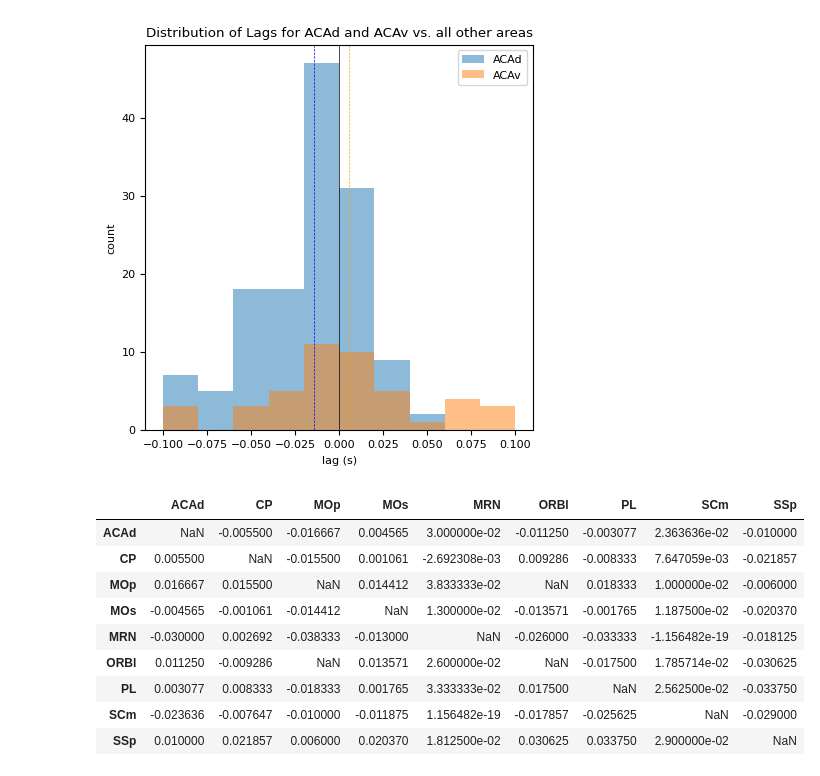
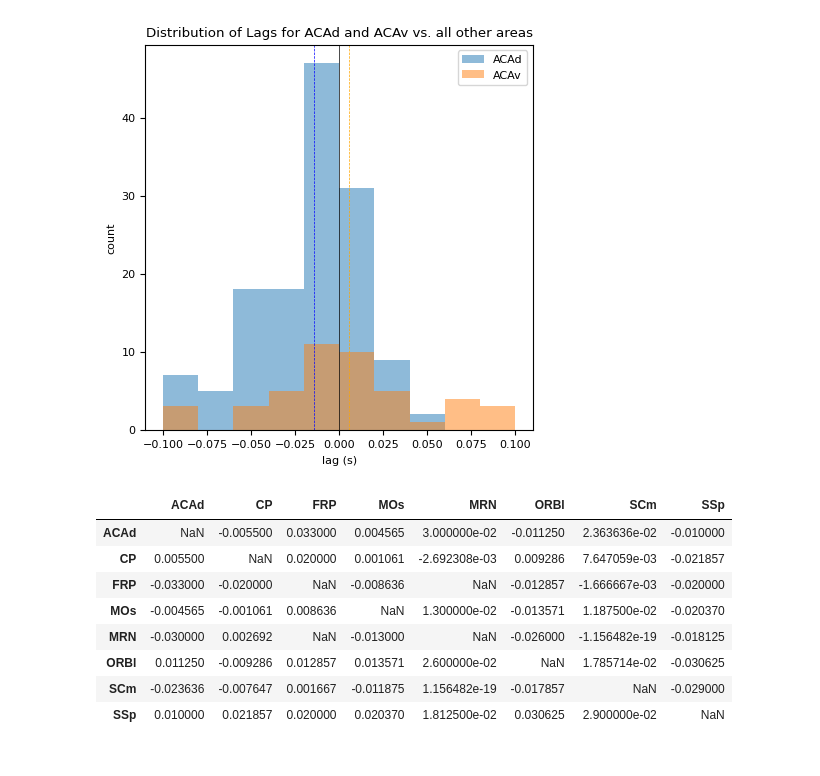
Before and after one commit to AllenInstitute/dynamic_routing_analysis, a Jupyter notebook: notebooks/compare_latency_of_decoding_context.ipynb, the cells around one changed output. Cells and saved outputs as stored; diff of their text form; code cells hidden in the pictures.

```diff
--- a/notebooks/compare_latency_of_decoding_context.ipynb
+++ b/notebooks/compare_latency_of_decoding_context.ipynb
@@ -275,11 +278,12 @@ Plotting results from aud_target_correct_trials...
 # sel_structures=['SCm','MD','RT','VAL','VPL','ZI','VL','POL','LGd','MGd'] #thal
 
 structure_sets={
-    'cortex': ['ACAd','MOs','PL','ORBl','FRP','AId','MOp','SSp','AUDp','VISp'],
-    'mb_bg': ['SCm','SCs','MRN','PAG','APN','CP','GPe','VTA','SNr'],
-    'thalamus': ['MD','RT','VAL','VPL','ZI','VL','POL','VPM','LGd','MGd'],
+    # 'cortex': ['ACAd','MOs','PL','ORBl','FRP','AId','MOp','SSp','AUDp','VISp'],
+    # 'mb_bg': ['SCm','SCs','MRN','PAG','APN','CP','GPe','VTA','SNr'],
+    # 'thalamus': ['MD','RT','VAL','VPL','ZI','VL','POL','VPM','LGd','MGd'],
 
-    'custom': ['SCm','MRN','MOs','ACAd','ORBl','VTA','VAL','MD','GPe']
+    # 'custom': ['SCm','MRN','MOs','ACAd','ORBl','VTA','VAL','MD','GPe'],
+    'custom_1': ['MRN','SCm','CP','SSp','MOs','FRP','ACAd','ORBl']
 }
 
 # sel_structures=['AId','FRP','PL','ORBl','GPe','VTA','MD','RT']
@@ -294,7 +298,7 @@ sel_time_aligned_to="stim_start_time"
 # sel_result='context_no_baseline_subtract_aud_stim_10units'
 # sel_result='response_aud_stim_10units'
 
-savepath=r"C:\Users\ethan.mcbride\OneDrive - Allen Institute\quick figures\2025-11-10-context_decoding_latency_by_stimulus"
+savepath=r"C:\Users\ethan.mcbride\OneDrive - Allen Institute\quick figures\2025-12-01-plots_for_DR_PAC"
 
 color_list=plt.cm.tab10.colors
 
@@ -308,7 +312,8 @@ for key in results_dfs.keys():
     for set_name in structure_sets.keys():
         sel_structures = structure_sets[set_name]
 
-        fig,ax=plt.subplots(1,1,figsize=(8,4))
+        # fig,ax=plt.subplots(1,1,figsize=(8,4))
+        fig,ax=plt.subplots(1,1,figsize=(5,3))
         ax.axvline(x=0, color='grey', linestyle='--', linewidth=0.5)
         # ax.axvline(x=0.5, color='grey', linestyle='--', linewidth=0.5)
         ax.axhline(y=0.5, color='grey', linestyle='--', linewidth=0.5)
@@ -350,14 +355,18 @@ for key in results_dfs.keys():
             temp_set_name='midbrain & basal ganglia'
         else:
             temp_set_name=set_name
-        ax.set_title(f"{sel_result}; {temp_set_name};\n{sel_unit_subsample_size} units")
+        ax.set_title(f"{sel_result}; {temp_set_name}")#;\n{sel_unit_subsample_size} units")
+
+        #remove top and right spines
+        ax.spines['top'].set_visible(False)
+        ax.spines['right'].set_visible(False)
 
         fig.tight_layout()
-        # fig.savefig(os.path.join(savepath, f"decode_{sel_result}_{set_name}.png"), dpi=300)
+        fig.savefig(os.path.join(savepath, f"decode_{sel_result}_{set_name}.png"), dpi=300)
 
         # ax.set_xlim(0,0.2)
         # fig.savefig(os.path.join(savepath, f"decode_{sel_result}_{set_name}_zoom.png"), dpi=300)
 
-        # plt.close(fig)
+        plt.close(fig)
 
         # break
@@ -1029,6 +916,7 @@ session_structure_lags
 savepath = r"\\allen\programs\mindscope\workgroups\dynamicrouting\Ethan\CO decoding results\compare_latency_of_decoding_context-2025-11-10"
 session_structure_lags.to_parquet(os.path.join(savepath, f"session_structure_lags.parquet"))
 # %%
+savepath = r"\\allen\programs\mindscope\workgroups\dynamicrouting\Ethan\CO decoding results\compare_latency_of_decoding_context-2025-11-10"
 session_structure_lags=pd.read_parquet(os.path.join(savepath, f"session_structure_lags.parquet"))
 # %%
 #single area plot
@@ -1069,54 +957,59 @@ sel_result='aud_target_correct_trials'
 
 combine=False #combine across results
 
+custom_include_structures=[
+    'ACAd','CP','FRP','MOs','MRN','ORBl','SCm','SSp',
+]
+
 
 unique_structures = session_structure_lags['structure_1'].sort_values().unique()
 
 unique_structures=unique_structures[~np.isin(unique_structures, ['SCop', 'SCsg', 'SCzo', 'SCig', 'SCiw', 'SCdg', 'SCdw', 'ECT5', 'ECT6a',
                                                                  'CTXsp', 'STR', 'PAL', 'TH', 'HY', 'MB', 'P', 'MY', 'CB',
                                                                  'fiber tracts', 'scwm', 'VL', 'V3', 'V4'])]
-
-incl_structures=[]
-for st in unique_structures:
-    if (session_structure_lags[['structure_1','structure_2']].value_counts()[st]>=3).sum()>=15:
-        incl_structures.append(st)
-incl_structures=np.sort(incl_structures)
+if custom_include_structures is not None:
+    incl_structures=np.sort(custom_include_structures)
+else:
+    incl_structures=[]
+    for st in unique_structures:
+        if (session_structure_lags[['structure_1','structure_2']].value_counts()[st]>=1).sum()>=3:
+            incl_structures.append(st)
+    incl_structures=np.sort(incl_structures)
 
 #build correlation matrix from this dataframe
 lag_matrix = pd.DataFrame(index=incl_structures, columns=incl_structures, dtype=float)
 n_sessions_matrix = pd.DataFrame(index=incl_structures, columns=incl_structures, dtype=int)
 
 for structure_1 in incl_structures:
     for structure_2 in incl_structures:
         if structure_1==structure_2:
             lag_matrix.loc[structure_1, structure_2] = np.nan
             n_sessions_matrix.loc[structure_1, structure_2] = 0
             continue
 
         if combine:
             lag = session_structure_lags.query(f'structure_1=="{structure_1}" & structure_2=="{structure_2}"')['best_lag']
         else:
             lag = session_structure_lags.query(f'structure_1=="{structure_1}" & structure_2=="{structure_2}" and result=="{sel_result}"')['best_lag']
 
         if not lag.empty and len(lag)>=3:
             lag_matrix.loc[structure_1, structure_2] = lag.mean()
             n_sessions_matrix.loc[structure_1, structure_2] = len(lag)
         else:
             lag_matrix.loc[structure_1, structure_2] = np.nan
             n_sessions_matrix.loc[structure_1, structure_2] = 0
 
 lag_matrix
 # %% [output]
-|  | ACAd | CP | MOp | MOs | MRN | ORBl | PL | SCm | SSp |
-| ACAd | NaN | -0.005500 | -0.016667 | 0.004565 | 3.000000e-02 | -0.011250 | -0.003077 | 2.363636e-02 | -0.010000 |
-| CP | 0.005500 | NaN | -0.015500 | 0.001061 | -2.692308e-03 | 0.009286 | -0.008333 | 7.647059e-03 | -0.021857 |
-| MOp | 0.016667 | 0.015500 | NaN | 0.014412 | 3.833333e-02 | NaN | 0.018333 | 1.000000e-02 | -0.006000 |
-| MOs | -0.004565 | -0.001061 | -0.014412 | NaN | 1.300000e-02 | -0.013571 | -0.001765 | 1.187500e-02 | -0.020370 |
-| MRN | -0.030000 | 0.002692 | -0.038333 | -0.013000 | NaN | -0.026000 | -0.033333 | -1.156482e-19 | -0.018125 |
-| ORBl | 0.011250 | -0.009286 | NaN | 0.013571 | 2.600000e-02 | NaN | -0.017500 | 1.785714e-02 | -0.030625 |
-| PL | 0.003077 | 0.008333 | -0.018333 | 0.001765 | 3.333333e-02 | 0.017500 | NaN | 2.562500e-02 | -0.033750 |
-| SCm | -0.023636 | -0.007647 | -0.010000 | -0.011875 | 1.156482e-19 | -0.017857 | -0.025625 | NaN | -0.029000 |
-| SSp | 0.010000 | 0.021857 | 0.006000 | 0.020370 | 1.812500e-02 | 0.030625 | 0.033750 | 2.900000e-02 | NaN |
+|  | ACAd | CP | FRP | MOs | MRN | ORBl | SCm | SSp |
+| ACAd | NaN | -0.005500 | 0.033000 | 0.004565 | 3.000000e-02 | -0.011250 | 2.363636e-02 | -0.010000 |
+| CP | 0.005500 | NaN | 0.020000 | 0.001061 | -2.692308e-03 | 0.009286 | 7.647059e-03 | -0.021857 |
+| FRP | -0.033000 | -0.020000 | NaN | -0.008636 | NaN | -0.012857 | -1.666667e-03 | -0.020000 |
+| MOs | -0.004565 | -0.001061 | 0.008636 | NaN | 1.300000e-02 | -0.013571 | 1.187500e-02 | -0.020370 |
+| MRN | -0.030000 | 0.002692 | NaN | -0.013000 | NaN | -0.026000 | -1.156482e-19 | -0.018125 |
+| ORBl | 0.011250 | -0.009286 | 0.012857 | 0.013571 | 2.600000e-02 | NaN | 1.785714e-02 | -0.030625 |
+| SCm | -0.023636 | -0.007647 | 0.001667 | -0.011875 | 1.156482e-19 | -0.017857 | NaN | -0.029000 |
+| SSp | 0.010000 | 0.021857 | 0.020000 | 0.020370 | 1.812500e-02 | 0.030625 | 2.900000e-02 | NaN |
 # %%
 # (session_structure_lags[['structure_1','structure_2']].value_counts()['MOs']>=5).sum()
 # %%
```
Also changed, not shown: parts of 21 cells of this notebook, 6 other files.
